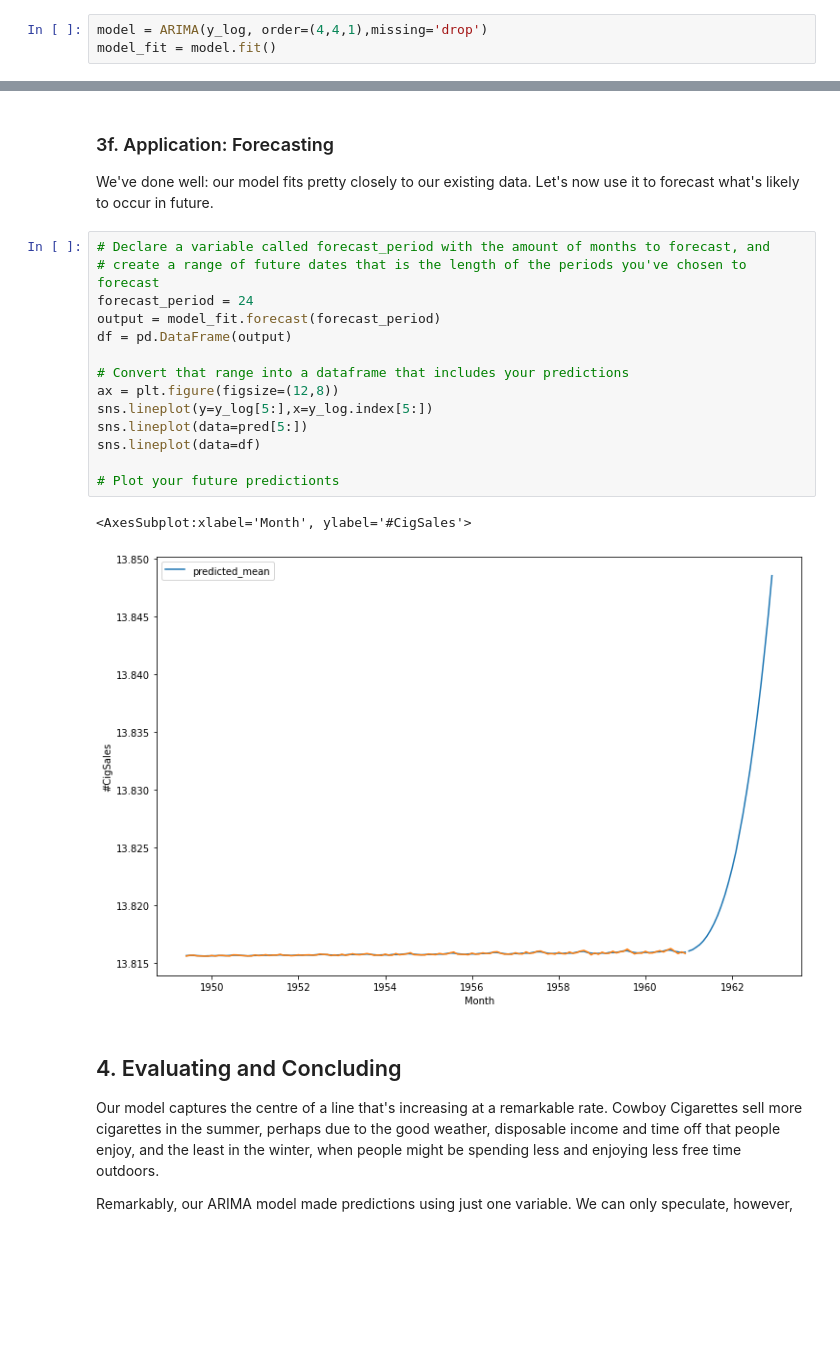
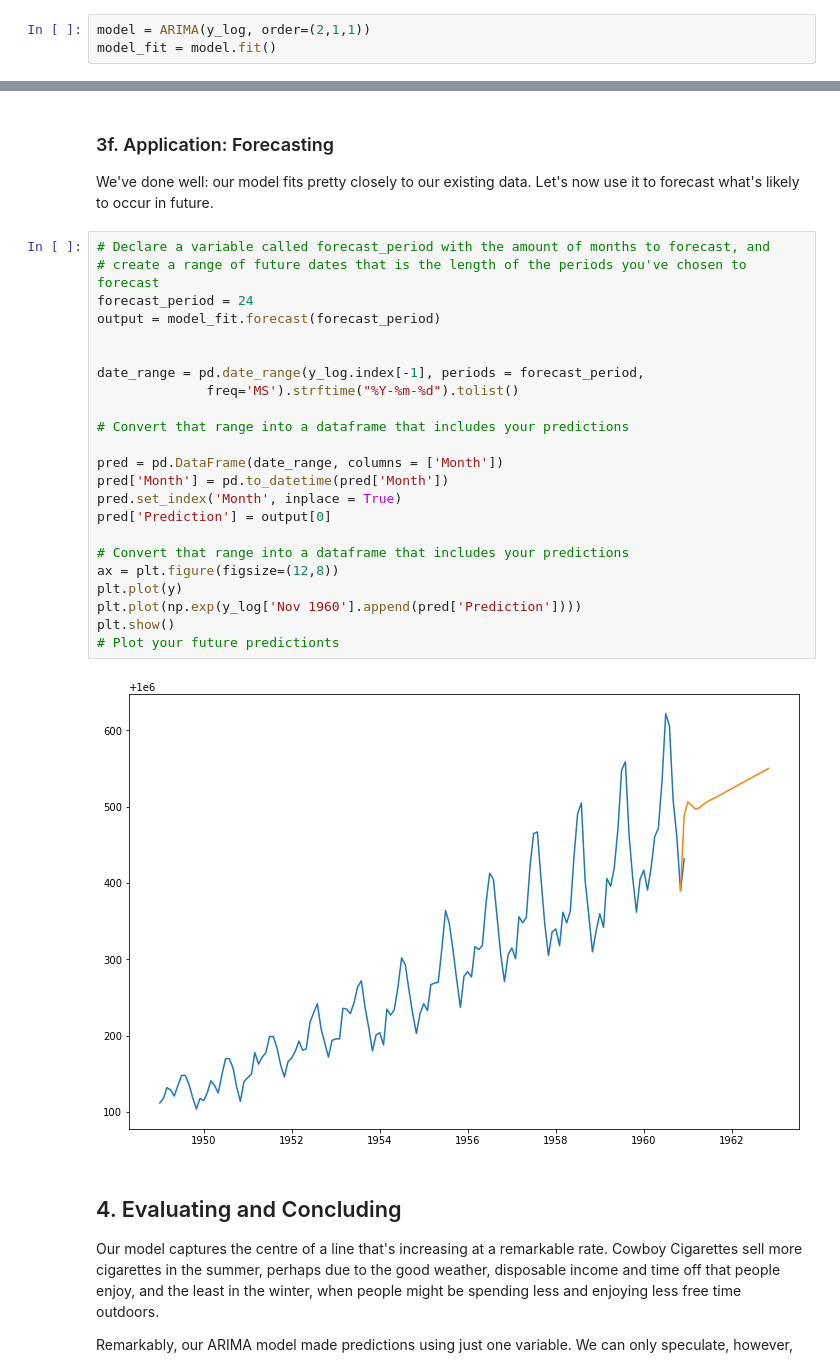
Before and after one commit to jonjacobs24/springboard, a Jupyter notebook: TimeSeriesAnalysis/Cowboy Cigarettes Case Study - Tier 3.ipynb, the cells around one changed output, grey strips where cells are left out. Cells and saved outputs as stored; diff of their text form; blank space fills up the shorter version.

```diff
--- a/TimeSeriesAnalysis/Cowboy Cigarettes Case Study - Tier 3.ipynb
+++ b/TimeSeriesAnalysis/Cowboy Cigarettes Case Study - Tier 3.ipynb
@@ -381,7 +364,7 @@ df[df[1]==df[1].max()]
 # %% [markdown]
 So the best p,d, q, parameters for our ARIMA model are 2, 1, 1 respectively. Now we know this, we can build the model.
 # %%
-model = ARIMA(y_log, order=(4,4,1),missing='drop')
+model = ARIMA(y_log, order=(2,1,1))
 model_fit = model.fit()
 # %% [markdown]
 We can take a look at a summary of the model this library has built around our data.
@@ -447,20 +426,28 @@ We've done well: our model fits pretty closely to our existing data. Let's now u
 # %%
 # Declare a variable called forecast_period with the amount of months to forecast, and
 # create a range of future dates that is the length of the periods you've chosen to forecast
 forecast_period = 24
 output = model_fit.forecast(forecast_period)
-df = pd.DataFrame(output)
+
+
+date_range = pd.date_range(y_log.index[-1], periods = forecast_period,
+              freq='MS').strftime("%Y-%m-%d").tolist()
+
+# Convert that range into a dataframe that includes your predictions
+
+pred = pd.DataFrame(date_range, columns = ['Month'])
+pred['Month'] = pd.to_datetime(pred['Month'])
+pred.set_index('Month', inplace = True)
+pred['Prediction'] = output[0]
 
 # Convert that range into a dataframe that includes your predictions
 ax = plt.figure(figsize=(12,8))
-sns.lineplot(y=y_log[5:],x=y_log.index[5:])
-sns.lineplot(data=pred[5:])
-sns.lineplot(data=df)
-
+plt.plot(y)
+plt.plot(np.exp(y_log['Nov 1960'].append(pred['Prediction'])))
+plt.show()
 # Plot your future predictionts
 # %% [output]
-<AxesSubplot:xlabel='Month', ylabel='#CigSales'>
-[figure, old version]
+[figure, new version]
 # %% [markdown]
 ## 4. Evaluating and Concluding
 
```
Also changed, not shown: parts of 9 cells of this notebook.
